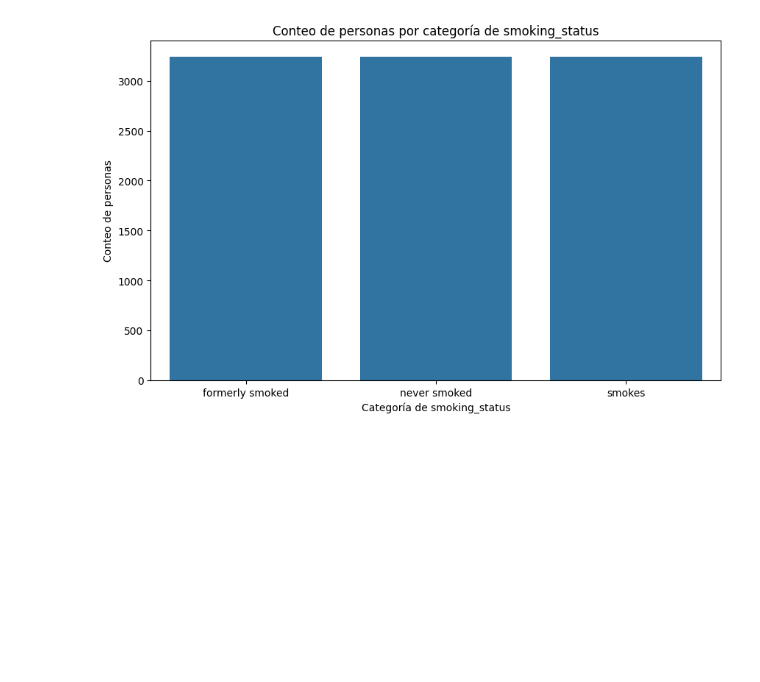
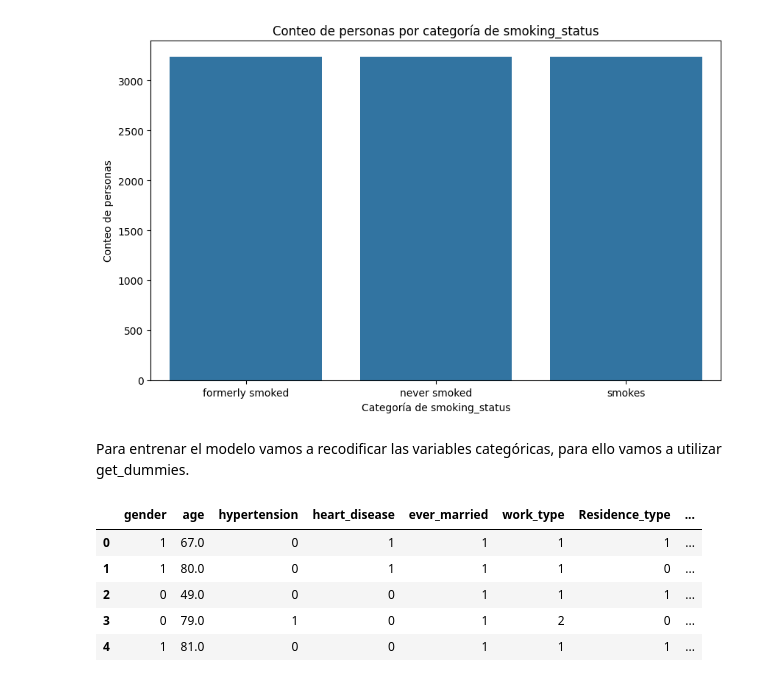
Before and after one commit to carrillo-p/DS_Grupo3, a Jupyter notebook: models/catboost/EDA.ipynb, the cells around one changed output. Cells and saved outputs as stored; diff of their text form; code cells hidden in the pictures; blank space fills up the shorter version.

Commit message:
Recodificacion con dummies

```diff
--- a/models/catboost/EDA.ipynb
+++ b/models/catboost/EDA.ipynb
@@ -328,3 +320,18 @@ plt.ylabel('Conteo de personas')
 plt.show()
 # %% [output]
 [figure]
+# %% [markdown]
+Para entrenar el modelo vamos a recodificar las variables categóricas, para ello vamos a utilizar get_dummies.
+# %%
+columnas_cat = df_resampled.select_dtypes(include=['object']).columns
+
+df_recoded = pd.get_dummies(df_resampled, columns=columnas_cat, dtype = int)
+# %%
+df_recoded.head()
+# %% [output]
+|  | gender | age | hypertension | heart_disease | ever_married | work_type | Residence_type | ... |
+| 0 | 1 | 67.0 | 0 | 1 | 1 | 1 | 1 | ... |
+| 1 | 1 | 80.0 | 0 | 1 | 1 | 1 | 0 | ... |
+| 2 | 0 | 49.0 | 0 | 0 | 1 | 1 | 1 | ... |
+| 3 | 0 | 79.0 | 1 | 0 | 1 | 2 | 0 | ... |
+| 4 | 1 | 81.0 | 0 | 0 | 1 | 1 | 1 | ... |
```
Also changed, not shown: parts of 4 cells of this notebook, 1 other file.
